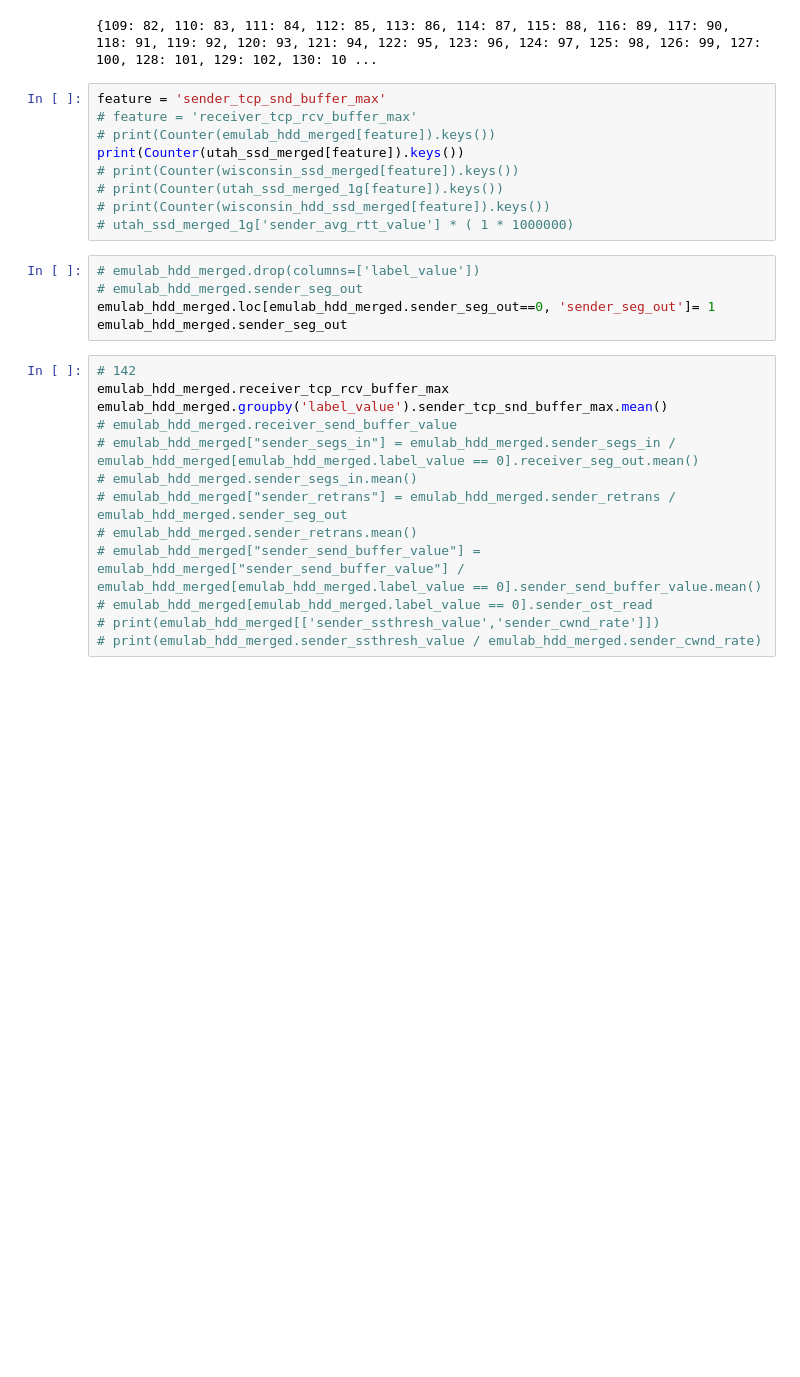
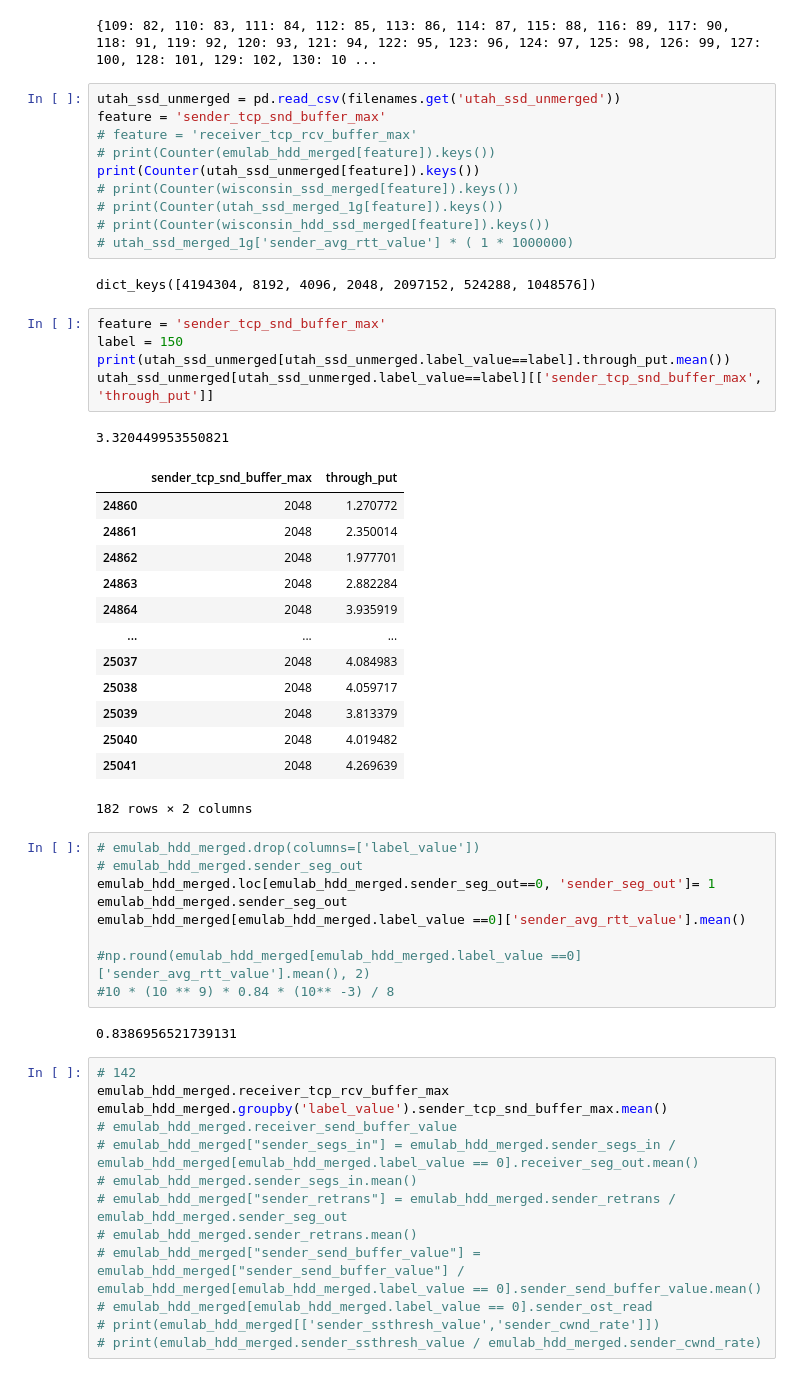
Before and after one commit to EhsanSaZ/BottleneckDetection, a Jupyter notebook: prototype/experimetns.ipynb, the cells around one changed output. Cells and saved outputs as stored; diff of their text form; blank space fills up the shorter version.

```diff
--- a/prototype/experimetns.ipynb
+++ b/prototype/experimetns.ipynb
@@ -132,19 +130,48 @@ print(d)
 # %% [output]
 {109: 82, 110: 83, 111: 84, 112: 85, 113: 86, 114: 87, 115: 88, 116: 89, 117: 90, 118: 91, 119: 92, 120: 93, 121: 94, 122: 95, 123: 96, 124: 97, 125: 98, 126: 99, 127: 100, 128: 101, 129: 102, 130: 10 ...
 # %%
+utah_ssd_unmerged = pd.read_csv(filenames.get('utah_ssd_unmerged'))
 feature = 'sender_tcp_snd_buffer_max'
 # feature = 'receiver_tcp_rcv_buffer_max'
 # print(Counter(emulab_hdd_merged[feature]).keys())
-print(Counter(utah_ssd_merged[feature]).keys())
+print(Counter(utah_ssd_unmerged[feature]).keys())
 # print(Counter(wisconsin_ssd_merged[feature]).keys())
 # print(Counter(utah_ssd_merged_1g[feature]).keys())
 # print(Counter(wisconsin_hdd_ssd_merged[feature]).keys())
 # utah_ssd_merged_1g['sender_avg_rtt_value'] * ( 1 * 1000000)
+# %% [output]
+dict_keys([4194304, 8192, 4096, 2048, 2097152, 524288, 1048576])
+# %%
+feature = 'sender_tcp_snd_buffer_max'
+label = 150
+print(utah_ssd_unmerged[utah_ssd_unmerged.label_value==label].through_put.mean())
+utah_ssd_unmerged[utah_ssd_unmerged.label_value==label][['sender_tcp_snd_buffer_max', 'through_put']]
+# %% [output]
+3.320449953550821
+|  | sender_tcp_snd_buffer_max | through_put |
+| 24860 | 2048 | 1.270772 |
+| 24861 | 2048 | 2.350014 |
+| 24862 | 2048 | 1.977701 |
+| 24863 | 2048 | 2.882284 |
+| 24864 | 2048 | 3.935919 |
+| ... | ... | ... |
+| 25037 | 2048 | 4.084983 |
+| 25038 | 2048 | 4.059717 |
+| 25039 | 2048 | 3.813379 |
+| 25040 | 2048 | 4.019482 |
+| 25041 | 2048 | 4.269639 |
+182 rows × 2 columns
 # %%
 # emulab_hdd_merged.drop(columns=['label_value'])
 # emulab_hdd_merged.sender_seg_out
 emulab_hdd_merged.loc[emulab_hdd_merged.sender_seg_out==0, 'sender_seg_out']= 1
 emulab_hdd_merged.sender_seg_out
+emulab_hdd_merged[emulab_hdd_merged.label_value ==0]['sender_avg_rtt_value'].mean()
+
+#np.round(emulab_hdd_merged[emulab_hdd_merged.label_value ==0]['sender_avg_rtt_value'].mean(), 2)
+#10 * (10 ** 9) * 0.84 * (10** -3) / 8
+# %% [output]
+0.8386956521739131
 # %%
 # 142
 emulab_hdd_merged.receiver_tcp_rcv_buffer_max
```
Also changed, not shown: parts of 1 cell of this notebook, 1 other file.
